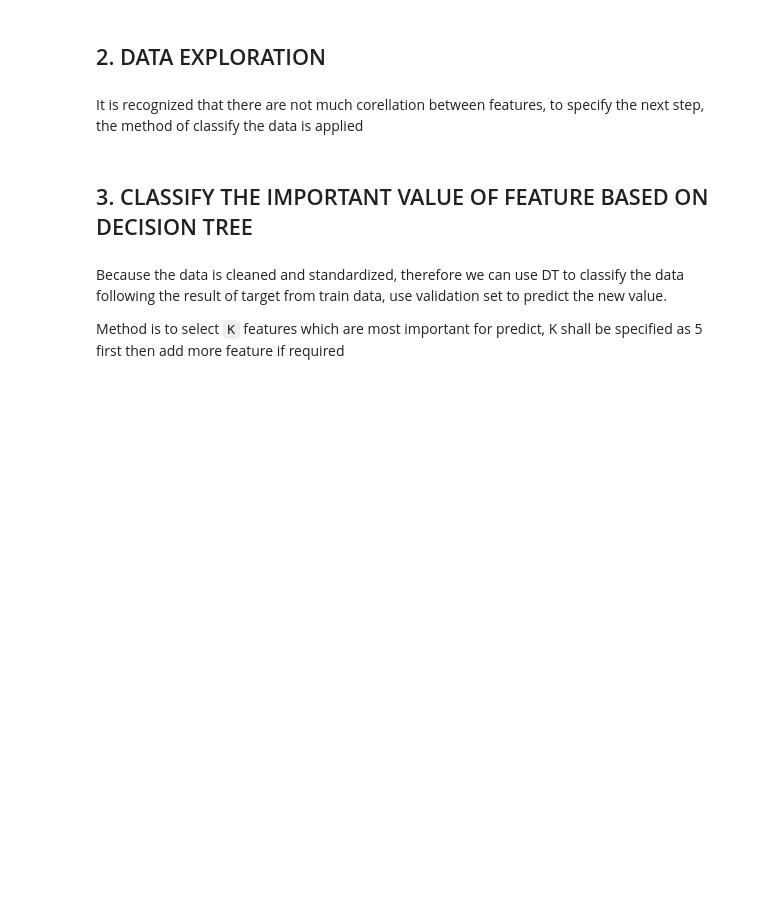
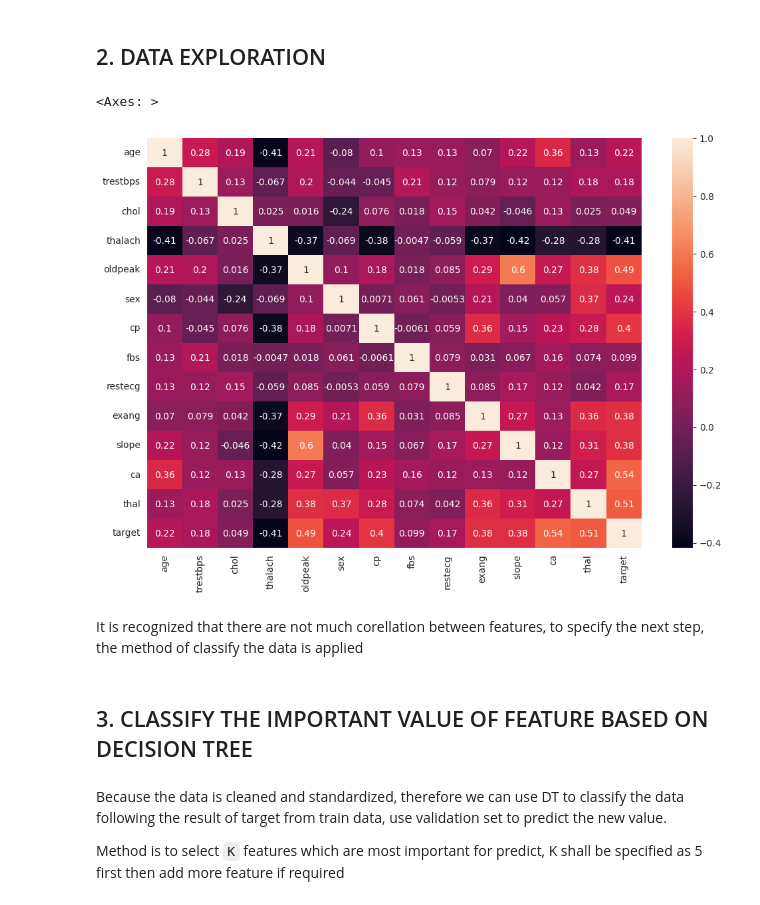
Before and after one commit to isenginer/AIVN_Project4.2_Heart_Disease, a Jupyter notebook: notebooks/02_data_eda.ipynb, the cells around one changed output. Saved outputs shown, nothing was run; the diff lists cells and outputs as text; code cells hidden in the pictures; blank space fills up the shorter version.

```diff
--- a/notebooks/02_data_eda.ipynb
+++ b/notebooks/02_data_eda.ipynb
@@ -43,11 +44,15 @@ X_train.head(10)
 # %% [markdown]
 ## 2. DATA EXPLORATION
 # %%
+# find any correlation between feature in dataset
 plt.figure(figsize=(12, 8))
-train_data = pd.concat([X_train, y_train], axis=1)
-validation_data = pd.concat([X_val, y_val], axis=1)
-test_data = pd.concat([X_test, y_test], axis=1)
+train_data = pd.concat([X_prp_train, y_prp_train], axis=1)
+validation_data = pd.concat([X_prp_val, y_prp_val], axis=1)
+test_data = pd.concat([X_prp_test, y_prp_test], axis=1)
 sns.heatmap(train_data.corr(), annot=True)
+# %% [output]
+<Axes: >
+[figure, added]
 # %% [markdown]
 It is recognized that there are not much corellation between features, to specify the next step, the method of classify the data is applied
 # %% [markdown]
```
Also changed, not shown: parts of 6 cells of this notebook, 14 other files.
